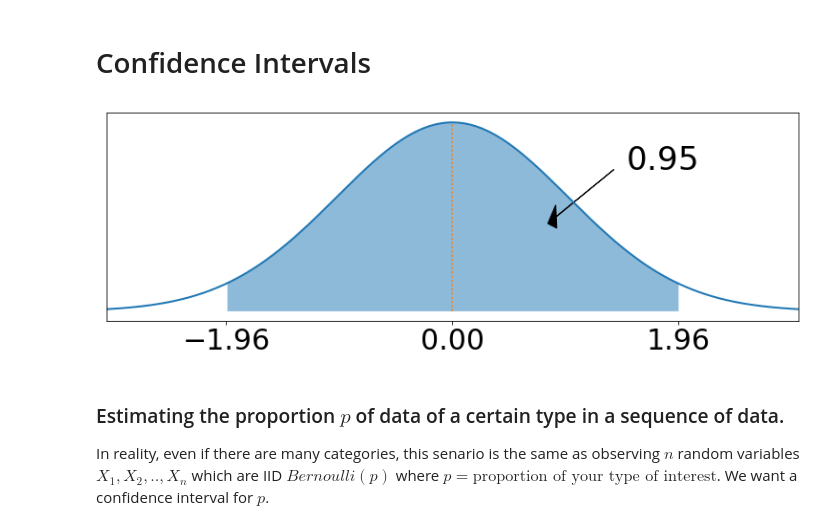
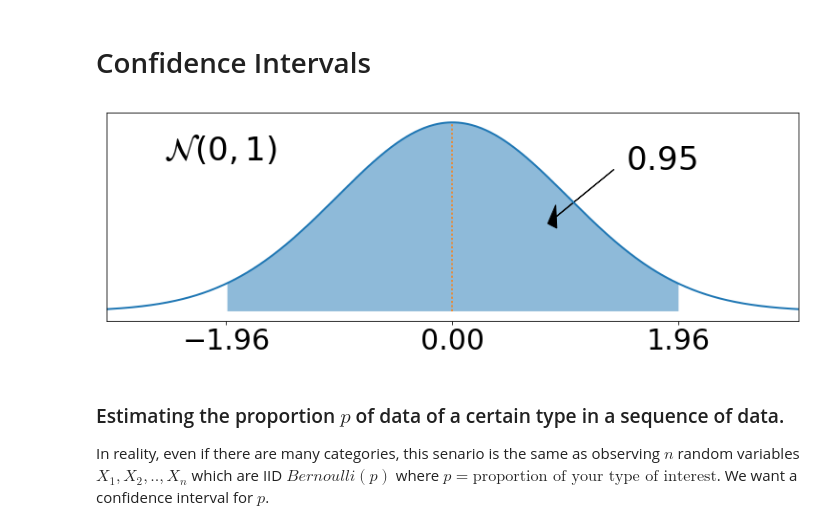
Before and after one commit to vmirly/DataScience, a Jupyter notebook: notebooks/statistics-probability/16_confidence-intervals.ipynb, the cells around one changed output. Drawn from its saved outputs; the diff is of its cells as text; code cells hidden in the pictures.

```diff
--- a/notebooks/statistics-probability/16_confidence-intervals.ipynb
+++ b/notebooks/statistics-probability/16_confidence-intervals.ipynb
@@ -4,26 +4,27 @@ Confidence Intervals
 # %%
 import scipy.stats
 import matplotlib.pyplot as plt
 import numpy as np
 
 %matplotlib inline
 
 x = np.arange(-4,4,0.01)
 pdf = scipy.stats.norm.pdf(x)
 inx1 = np.where(x > -1.96)[0][0]
 inx2 = np.where(x < 1.96)[0][-1]
 plt.figure(figsize=(13,4))
 plt.fill_between(x[inx1:inx2+1], pdf[inx1:inx2+1], alpha=0.5)
 plt.plot(x, pdf, lw=2)
 plt.plot([0,0], [0,np.max(pdf)], ls='dotted')
 plt.text(1.5, 0.3, '$0.95$', size=34)
+plt.text(-2.5, 0.32, '$\mathcal{N}(0,1)$', size=34)
 plt.arrow(1.4, 0.3, -0.5, -0.1, head_width=0.05, fc='k')#, head_length=0.1, fc='k', ec='k')
 plt.xlim(-3, 3)
 plt.xticks([-1.96, 0, 1.96], size=30)
 plt.yticks([])
 plt.show()
 # %% [output]
-[figure, old version]
+[figure, new version]
 # %% [markdown]
 
 ### Estimating the proportion $p$ of data of a certain type in a sequence of data.
```
